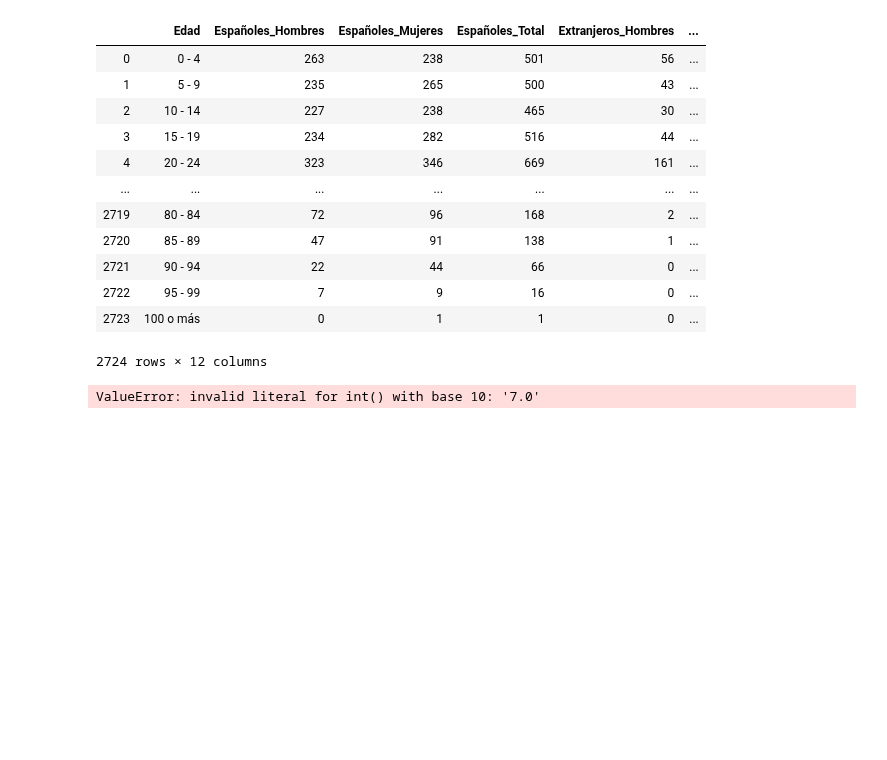
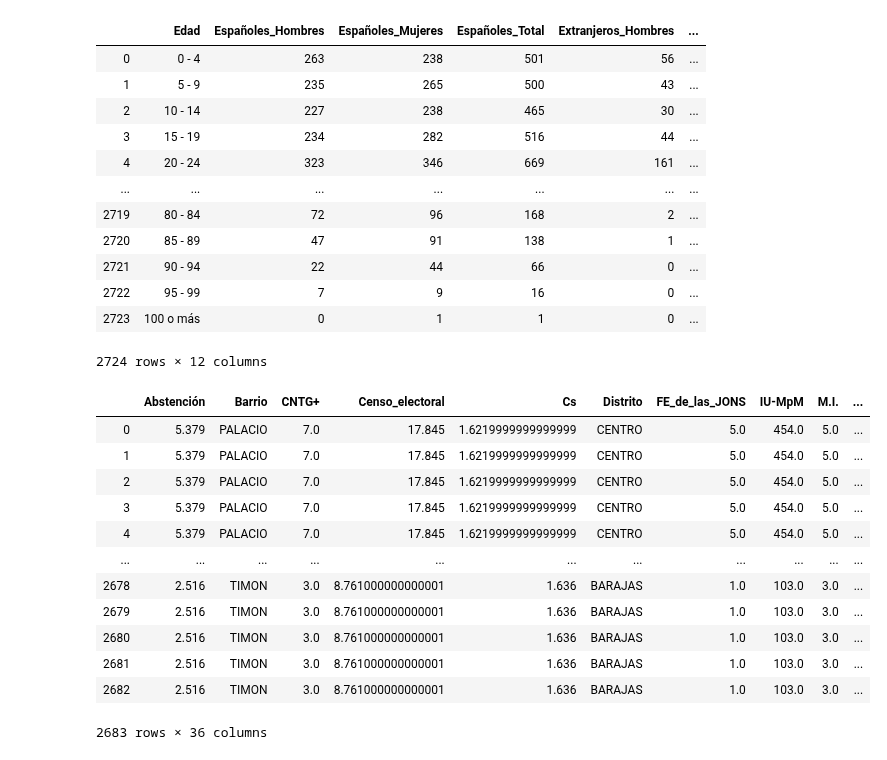
Before and after one commit to InmaLatorre/G3_ProyectoPython, a Jupyter notebook: main_fer.ipynb, the cells around one changed output. Cells and saved outputs as stored; diff of their text form; code cells hidden in the pictures; blank space fills up the shorter version.

```diff
--- a/main_fer.ipynb
+++ b/main_fer.ipynb
@@ -108,13 +104,25 @@ main_table_padron
 # %%
 import numpy as np
 import seaborn as sns
 import matplotlib.pyplot as plt
 
 # intersección de tablas por la columna Distrito y Barrio
 work_table = main_table_elecciones.merge(main_table_padron, on=["Distrito", "Barrio"])
 # work_table.head()
-work_table.iloc[:,2:26] = work_table.iloc[:,2:26].astype(int)
+#work_table.iloc[:,2:26] = work_table.iloc[:,2:26].astype(int)
 #work_table.iloc[:,0:26] = work_table.iloc[:,0:26].replace(".","")
 work_table
 # %% [output]
+|  | Abstención | Barrio | CNTG+ | Censo_electoral | Cs | Distrito | FE_de_las_JONS | IU-MpM | M.I. | ... |
+| 0 | 5.379 | PALACIO | 7.0 | 17.845 | 1.6219999999999999 | CENTRO | 5.0 | 454.0 | 5.0 | ... |
+| 1 | 5.379 | PALACIO | 7.0 | 17.845 | 1.6219999999999999 | CENTRO | 5.0 | 454.0 | 5.0 | ... |
+| 2 | 5.379 | PALACIO | 7.0 | 17.845 | 1.6219999999999999 | CENTRO | 5.0 | 454.0 | 5.0 | ... |
+| 3 | 5.379 | PALACIO | 7.0 | 17.845 | 1.6219999999999999 | CENTRO | 5.0 | 454.0 | 5.0 | ... |
+| 4 | 5.379 | PALACIO | 7.0 | 17.845 | 1.6219999999999999 | CENTRO | 5.0 | 454.0 | 5.0 | ... |
+| ... | ... | ... | ... | ... | ... | ... | ... | ... | ... | ... |
+| 2678 | 2.516 | TIMON | 3.0 | 8.761000000000001 | 1.636 | BARAJAS | 1.0 | 103.0 | 3.0 | ... |
+| 2679 | 2.516 | TIMON | 3.0 | 8.761000000000001 | 1.636 | BARAJAS | 1.0 | 103.0 | 3.0 | ... |
+| 2680 | 2.516 | TIMON | 3.0 | 8.761000000000001 | 1.636 | BARAJAS | 1.0 | 103.0 | 3.0 | ... |
+| 2681 | 2.516 | TIMON | 3.0 | 8.761000000000001 | 1.636 | BARAJAS | 1.0 | 103.0 | 3.0 | ... |
+| 2682 | 2.516 | TIMON | 3.0 | 8.761000000000001 | 1.636 | BARAJAS | 1.0 | 103.0 | 3.0 | ... |
-ValueError: invalid literal for int() with base 10: '7.0'
+2683 rows × 36 columns
```
Also changed, not shown: parts of 5 cells of this notebook.
